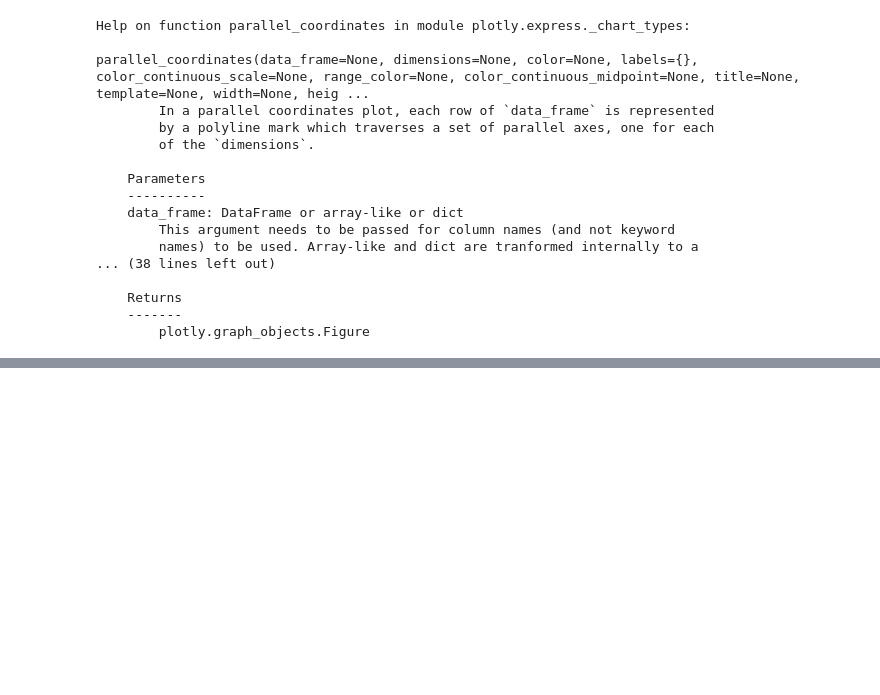
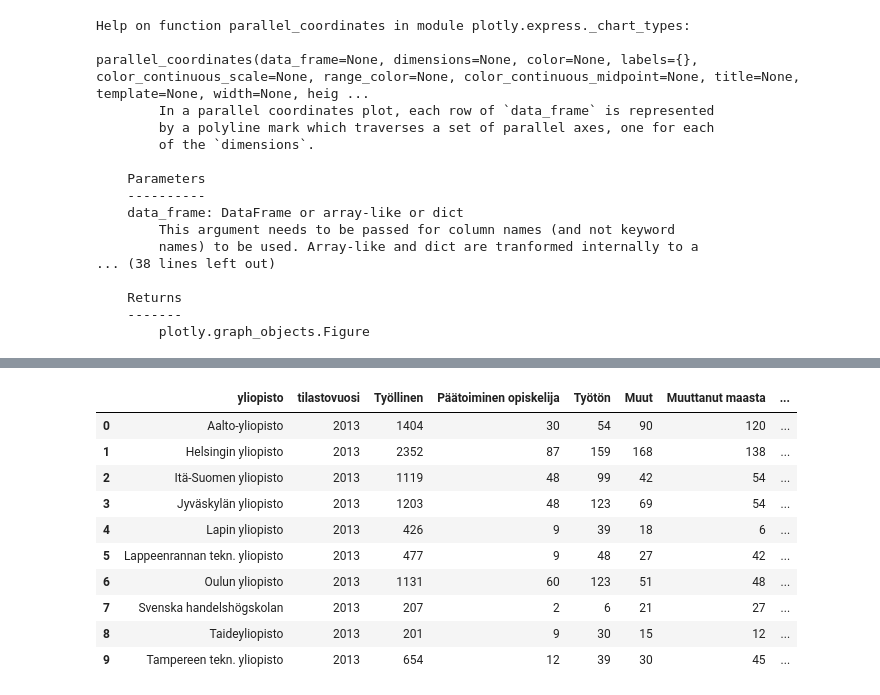
Before and after one commit to nopomi/fin-uni-data-visualization, a Jupyter notebook: data_loading_04_2020.ipynb, the cells around one changed output, grey strips where cells are left out. Saved outputs shown, nothing was run; the diff lists cells and outputs as text; code cells hidden in the pictures; blank space fills up the shorter version.

```diff
--- a/data_loading_04_2020.ipynb
+++ b/data_loading_04_2020.ipynb
@@ -411,0 +447,14 @@ career_feedback.head(25)
+# %%
+employment.head(10)
+# %% [output]
+|  | yliopisto | tilastovuosi | Työllinen | Päätoiminen opiskelija | Työtön | Muut | Muuttanut maasta | ... |
+| 0 | Aalto-yliopisto | 2013 | 1404 | 30 | 54 | 90 | 120 | ... |
+| 1 | Helsingin yliopisto | 2013 | 2352 | 87 | 159 | 168 | 138 | ... |
+| 2 | Itä-Suomen yliopisto | 2013 | 1119 | 48 | 99 | 42 | 54 | ... |
+| 3 | Jyväskylän yliopisto | 2013 | 1203 | 48 | 123 | 69 | 54 | ... |
+| 4 | Lapin yliopisto | 2013 | 426 | 9 | 39 | 18 | 6 | ... |
+| 5 | Lappeenrannan tekn. yliopisto | 2013 | 477 | 9 | 48 | 27 | 42 | ... |
+| 6 | Oulun yliopisto | 2013 | 1131 | 60 | 123 | 51 | 48 | ... |
+| 7 | Svenska handelshögskolan | 2013 | 207 | 2 | 6 | 21 | 27 | ... |
+| 8 | Taideyliopisto | 2013 | 201 | 9 | 30 | 15 | 12 | ... |
+| 9 | Tampereen tekn. yliopisto | 2013 | 654 | 12 | 39 | 30 | 45 | ... |
```
Also changed, not shown: parts of 27 cells of this notebook, 8 other files.
